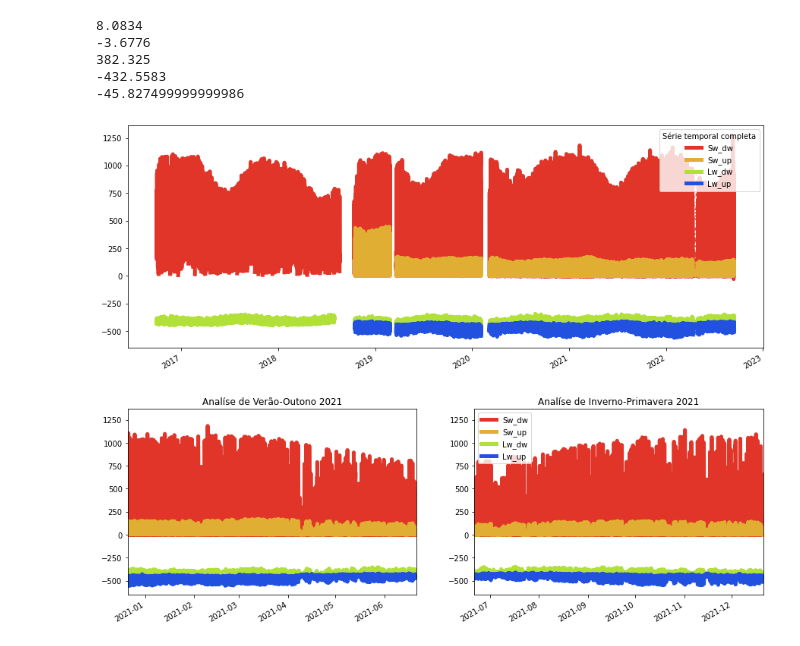
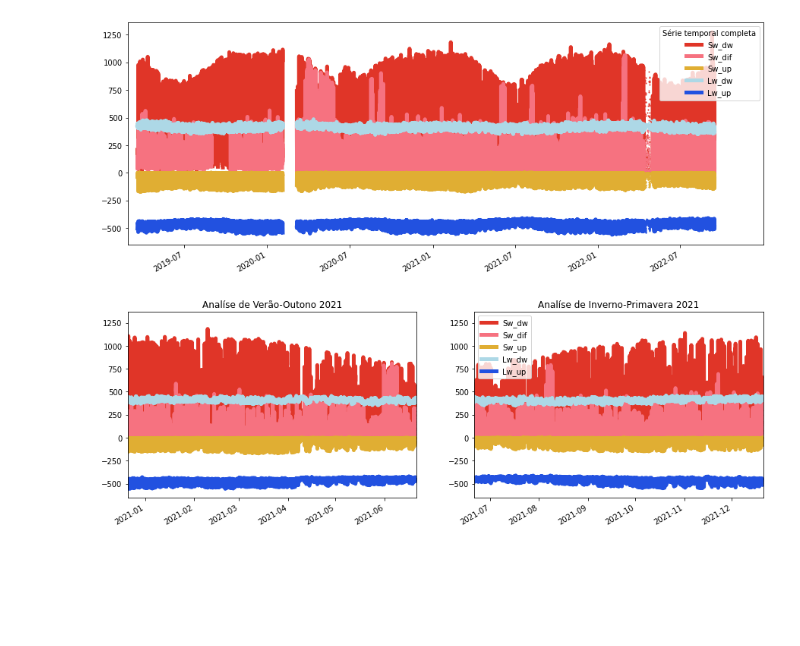
Before and after one commit to igordantasgf/analise_dados_microambientais, a Jupyter notebook: estudos1.ipynb, the cells around one changed output. Saved outputs shown, nothing was run; the diff lists cells and outputs as text; code cells hidden in the pictures; blank space fills up the shorter version.

```diff
--- a/estudos1.ipynb
+++ b/estudos1.ipynb
@@ -36,30 +47,19 @@ frame['datas'] = datas
 frame['Rn'] = [sum(i) for i in list(zip(frame['Sw_dw'],-frame['Sw_up'],frame['Lw_dw'],-frame['Lw_up']))]
-# %%
-print(frame['Sw_dw'][52000])
-print(-frame['Sw_up'][52000])
-print(frame['Lw_dw'][52000])
-print(-frame['Lw_up'][52000])
-print(frame['Rn'][52000])
-# %% [output]
-8.0834
--3.6776
-382.325
--432.5583
--45.827499999999986
 # %%
 #@markdown Série temporal completa
 
 fig, ax = plt.subplots(1,1,figsize=(15, 6))
 ax.plot_date(frame['datas'], frame['Sw_dw'], c='#E03528', ls='-', lw=5, markersize=1, label='Sw_dw')
-ax.plot_date(frame['datas'], frame['Sw_up'], c='#E0AE33', ls='-', lw=5, markersize=1, label='Sw_up')
-ax.plot_date(frame['datas'], -frame['Lw_dw'], c='#B1E038', ls='-', lw=5, markersize=1, label='Lw_dw')
+ax.plot_date(frame['datas'], frame['Sw_dif'], c='#F67280', ls='-', lw=5, markersize=1, label='Sw_dif')
+ax.plot_date(frame['datas'], -frame['Sw_up'], c='#E0AE33', ls='-', lw=5, markersize=1, label='Sw_up')
+ax.plot_date(frame['datas'], frame['Lw_dw'], c='lightblue', ls='-', lw=5, markersize=1, label='Lw_dw')
 ax.plot_date(frame['datas'], -frame['Lw_up'], c='#2251E0', ls='-', lw=5, markersize=1, label='Lw_up')
 plt.legend(title='Série temporal completa')
 fig.autofmt_xdate()
-#ax.set_xlim([datetime.datetime(2019, 12, 30, 0, 0), datetime.datetime(2021, 12, 31, 0, 0)])
+ax.set_xlim([datetime.datetime(2019, 2, 27, 0, 0), datetime.datetime(2022, 12, 31, 0, 0)])
 plt.show()
 # %% [output]
-[figure, old version]
+[figure, new version]
 # %%
 #@markdown Análise de ondas ao longo do ano em dois períodos e saldo de radiação
 
@@ -68,8 +68,9 @@ fig, ax = plt.subplots(1,2,figsize=(15, 5))
 # Analíse de Verão-Outono 2021
 ax[0].set_title("Analíse de Verão-Outono 2021")
 ax[0].plot_date(frame['datas'], frame['Sw_dw'], c='#E03528', ls='-', lw=5, markersize=1, label='Sw_dw')
-ax[0].plot_date(frame['datas'], frame['Sw_up'], c='#E0AE33', ls='-', lw=5, markersize=1, label='Sw_up')
-ax[0].plot_date(frame['datas'], -frame['Lw_dw'], c='#B1E038', ls='-', lw=5, markersize=1, label='Lw_dw')
+ax[0].plot_date(frame['datas'], frame['Sw_dif'], c='#F67280', ls='-', lw=5, markersize=1, label='Sw_dif')
+ax[0].plot_date(frame['datas'], -frame['Sw_up'], c='#E0AE33', ls='-', lw=5, markersize=1, label='Sw_up')
+ax[0].plot_date(frame['datas'], frame['Lw_dw'], c='lightblue', ls='-', lw=5, markersize=1, label='Lw_dw')
 ax[0].plot_date(frame['datas'], -frame['Lw_up'], c='#2251E0', ls='-', lw=5, markersize=1, label='Lw_up')
 fig.autofmt_xdate()
 ax[0].set_xlim([datetime.datetime(2020, 12, 21, 0, 0), datetime.datetime(2021, 6, 21, 0, 0)])
@@ -77,8 +78,9 @@ ax[0].set_xlim([datetime.datetime(2020, 12, 21, 0, 0), datetime.datetime(2021, 6
 # Analíse de Inverno-Primavera 2021
 ax[1].set_title("Analíse de Inverno-Primavera 2021")
 ax[1].plot_date(frame['datas'], frame['Sw_dw'], c='#E03528', ls='-', lw=5, markersize=1, label='Sw_dw')
-ax[1].plot_date(frame['datas'], frame['Sw_up'], c='#E0AE33', ls='-', lw=5, markersize=1, label='Sw_up')
-ax[1].plot_date(frame['datas'], -frame['Lw_dw'], c='#B1E038', ls='-', lw=5, markersize=1, label='Lw_dw')
+ax[1].plot_date(frame['datas'], frame['Sw_dif'], c='#F67280', ls='-', lw=5, markersize=1, label='Sw_dif')
+ax[1].plot_date(frame['datas'], -frame['Sw_up'], c='#E0AE33', ls='-', lw=5, markersize=1, label='Sw_up')
+ax[1].plot_date(frame['datas'], frame['Lw_dw'], c='lightblue', ls='-', lw=5, markersize=1, label='Lw_dw')
 ax[1].plot_date(frame['datas'], -frame['Lw_up'], c='#2251E0', ls='-', lw=5, markersize=1, label='Lw_up')
 
 plt.legend()
@@ -87,4 +89,4 @@ ax[1].set_xlim([datetime.datetime(2021, 6, 21, 0, 0), datetime.datetime(2021, 12
 
 plt.show()
 # %% [output]
-[figure, old version]
+[figure, new version]
```
Also changed, not shown: parts of 2 cells of this notebook.
